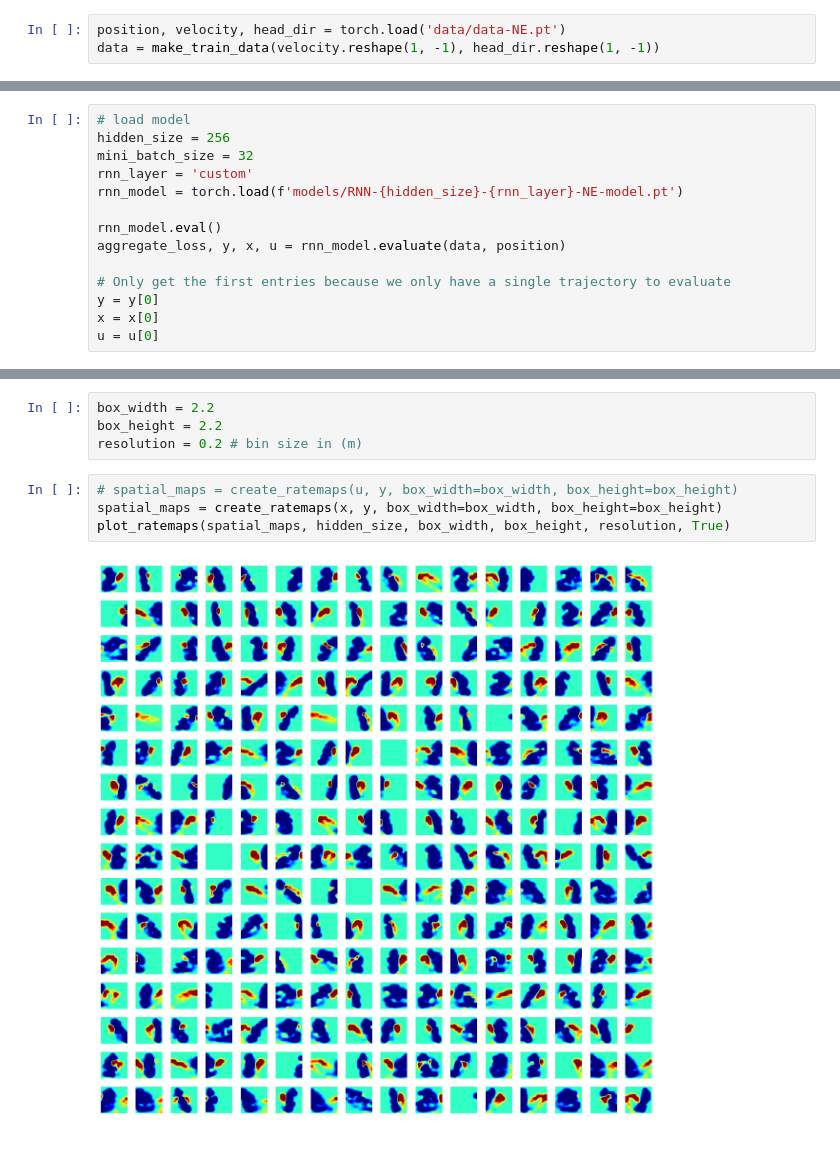
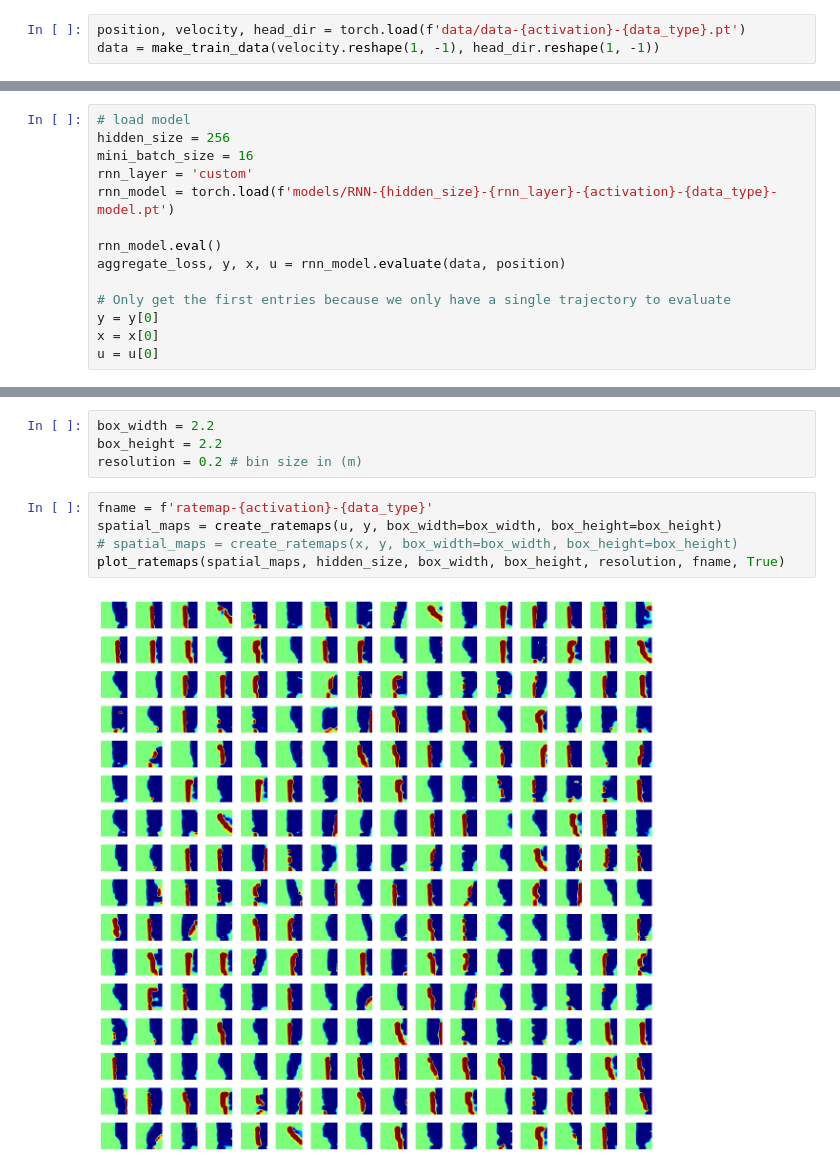
Before and after one commit to nguyen-td/activation-patterns, a Jupyter notebook: load_network.ipynb, the cells around one changed output, grey strips where cells are left out. Drawn from its saved outputs; the diff is of its cells as text.

```diff
--- a/load_network.ipynb
+++ b/load_network.ipynb
@@ -14,3 +18,3 @@ from utils import make_train_data, TrajectoryGenerator, create_ratemaps, plot_ra
 # %%
-position, velocity, head_dir = torch.load('data/data-NE.pt')
+position, velocity, head_dir = torch.load(f'data/data-{activation}-{data_type}.pt')
 data = make_train_data(velocity.reshape(1, -1), head_dir.reshape(1, -1))
@@ -17,9 +24,9 @@ data = make_train_data(velocity.reshape(1, -1), head_dir.reshape(1, -1))
 # %%
 # load model
 hidden_size = 256
-mini_batch_size = 32
+mini_batch_size = 16
 rnn_layer = 'custom'
-rnn_model = torch.load(f'models/RNN-{hidden_size}-{rnn_layer}-NE-model.pt')
+rnn_model = torch.load(f'models/RNN-{hidden_size}-{rnn_layer}-{activation}-{data_type}-model.pt')
 
 rnn_model.eval()
 aggregate_loss, y, x, u = rnn_model.evaluate(data, position)
@@ -68,8 +69,9 @@ box_width = 2.2
 box_height = 2.2
 resolution = 0.2 # bin size in (m)
 # %%
-# spatial_maps = create_ratemaps(u, y, box_width=box_width, box_height=box_height)
-spatial_maps = create_ratemaps(x, y, box_width=box_width, box_height=box_height)
-plot_ratemaps(spatial_maps, hidden_size, box_width, box_height, resolution, True)
+fname = f'ratemap-{activation}-{data_type}'
+spatial_maps = create_ratemaps(u, y, box_width=box_width, box_height=box_height)
+# spatial_maps = create_ratemaps(x, y, box_width=box_width, box_height=box_height)
+plot_ratemaps(spatial_maps, hidden_size, box_width, box_height, resolution, fname, True)
 # %% [output]
-[figure, old version]
+[figure, new version]
```
Also changed, not shown: parts of 5 cells of this notebook, 3 other files.
